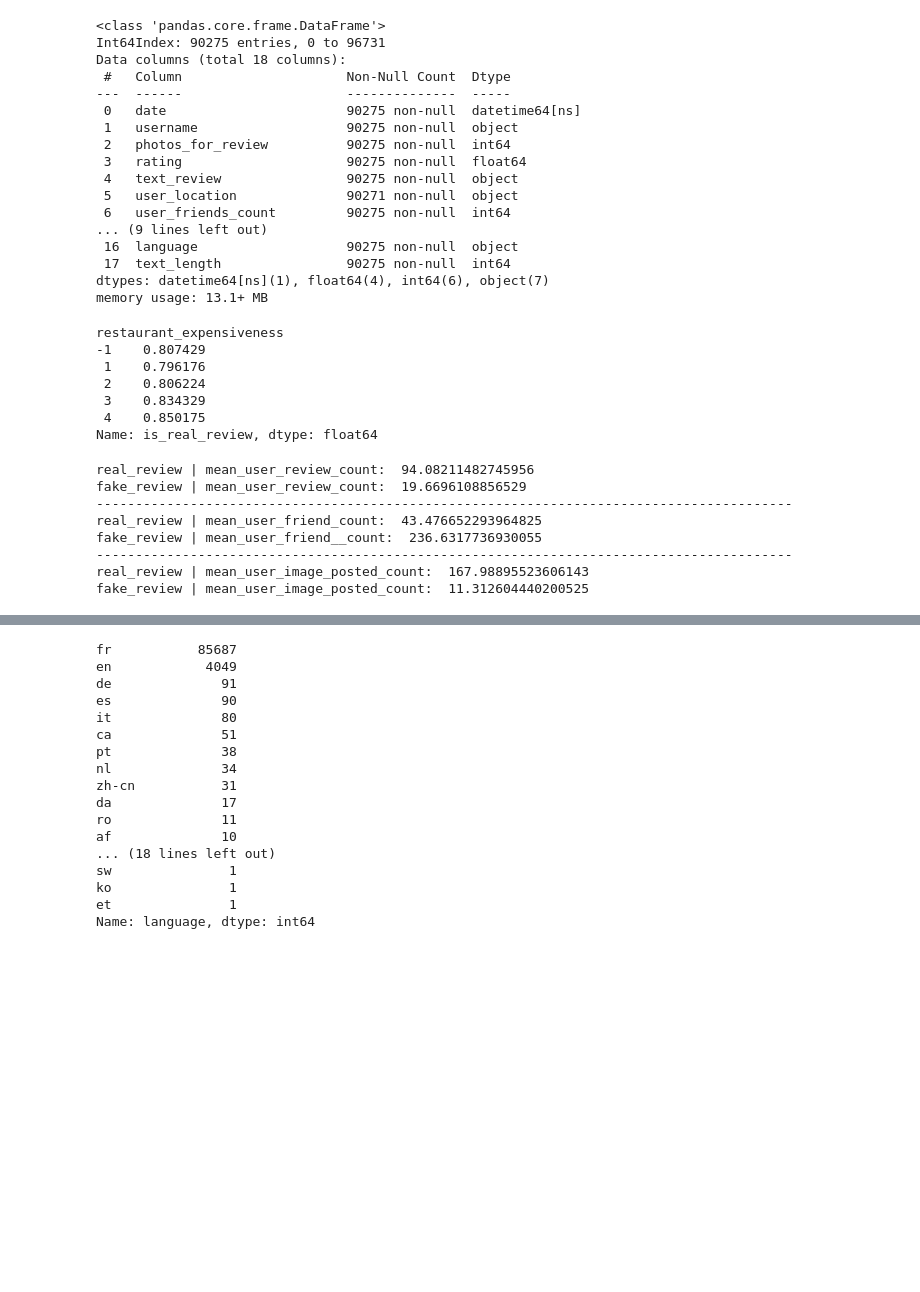
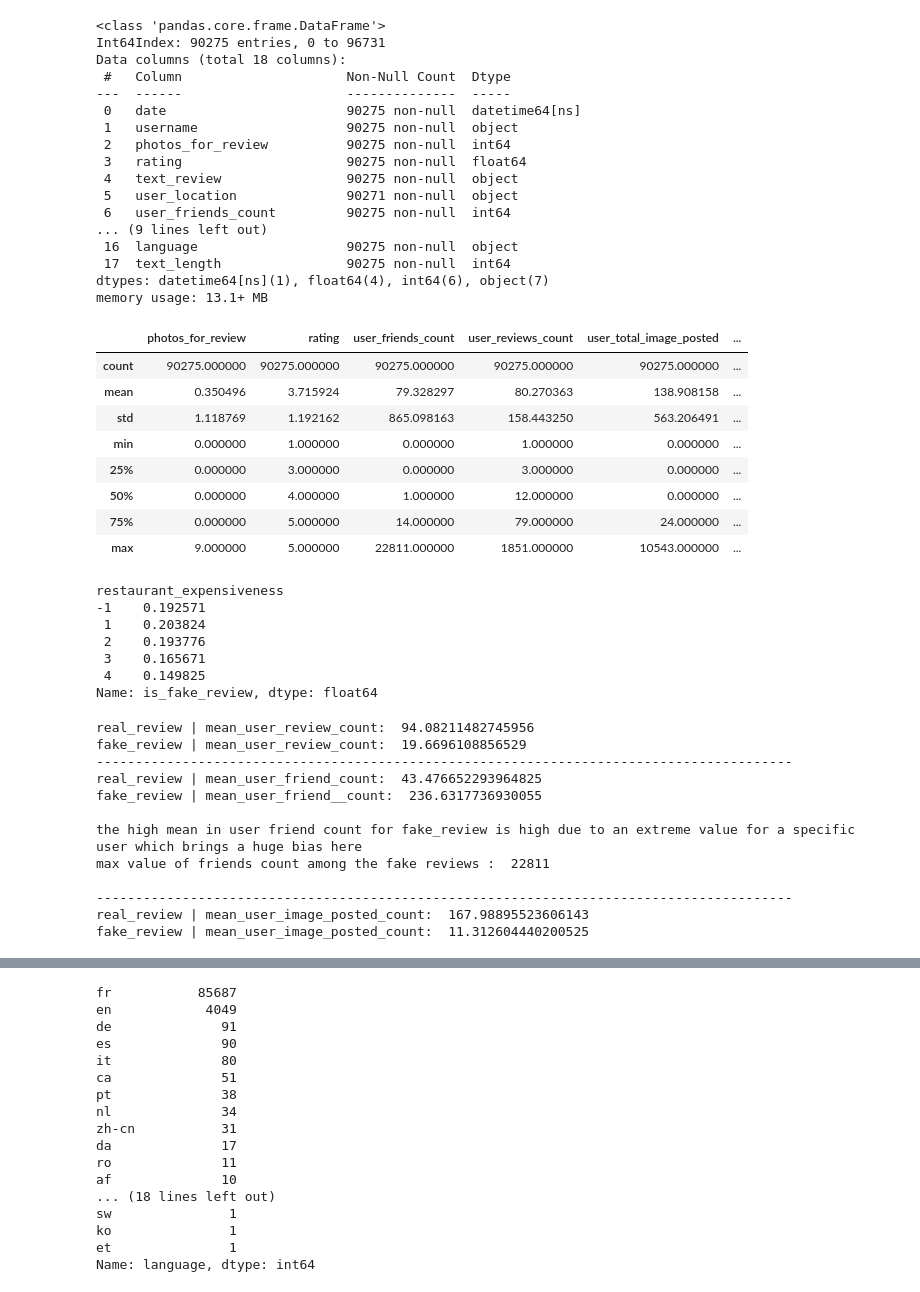
Before and after one commit to AnisZakari/Fake_review_detection, a Jupyter notebook: 1_Training_models/Meta_data_analysis.ipynb, the cells around one changed output, grey strips where cells are left out. Saved outputs shown, nothing was run; the diff lists cells and outputs as text; code cells hidden in the pictures; blank space fills up the shorter version.

```diff
--- a/1_Training_models/Meta_data_analysis.ipynb
+++ b/1_Training_models/Meta_data_analysis.ipynb
@@ -91,31 +104,51 @@ Data columns (total 18 columns):
  17  text_length                90275 non-null  int64
 dtypes: datetime64[ns](1), float64(4), int64(6), object(7)
 memory usage: 13.1+ MB
+# %%
+dataset.describe()
+# %% [output]
+|  | photos_for_review | rating | user_friends_count | user_reviews_count | user_total_image_posted | ... |
+| count | 90275.000000 | 90275.000000 | 90275.000000 | 90275.000000 | 90275.000000 | ... |
+| mean | 0.350496 | 3.715924 | 79.328297 | 80.270363 | 138.908158 | ... |
+| std | 1.118769 | 1.192162 | 865.098163 | 158.443250 | 563.206491 | ... |
+| min | 0.000000 | 1.000000 | 0.000000 | 1.000000 | 0.000000 | ... |
+| 25% | 0.000000 | 3.000000 | 0.000000 | 3.000000 | 0.000000 | ... |
+| 50% | 0.000000 | 4.000000 | 1.000000 | 12.000000 | 0.000000 | ... |
+| 75% | 0.000000 | 5.000000 | 14.000000 | 79.000000 | 24.000000 | ... |
+| max | 9.000000 | 5.000000 | 22811.000000 | 1851.000000 | 10543.000000 | ... |
 # %%
-dataset.groupby('restaurant_expensiveness')['is_real_review'].mean()
+dataset.groupby('restaurant_expensiveness')['is_fake_review'].mean()
 # %% [output]
 restaurant_expensiveness
--1    0.807429
- 1    0.796176
- 2    0.806224
- 3    0.834329
- 4    0.850175
-Name: is_real_review, dtype: float64
+-1    0.192571
+ 1    0.203824
+ 2    0.193776
+ 3    0.165671
+ 4    0.149825
+Name: is_fake_review, dtype: float64
 # %%
-print('real_review | mean_user_review_count: ', dataset.loc[dataset['is_real_review']==1]['user_reviews_count'].mean())
-print('fake_review | mean_user_review_count: ', dataset.loc[dataset['is_real_review']==0]['user_reviews_count'].mean())
+print('real_review | mean_user_review_count: ', dataset.loc[dataset['is_fake_review']==0, 'user_reviews_count'].mean())
+print('fake_review | mean_user_review_count: ', dataset.loc[dataset['is_fake_review']==1, 'user_reviews_count'].mean())
 print('-----------------------------------------------------------------------------------------')
-print('real_review | mean_user_friend_count: ', dataset.loc[dataset['is_real_review']==1]['user_friends_count'].mean())
-print('fake_review | mean_user_friend__count: ', dataset.loc[dataset['is_real_review']==0]['user_friends_count'].mean())
+print('real_review | mean_user_friend_count: ', dataset.loc[dataset['is_fake_review']==0, 'user_friends_count'].mean())
+print('fake_review | mean_user_friend__count: ', dataset.loc[dataset['is_fake_review']==1, 'user_friends_count'].mean())
+print( )
+print('the high mean in user friend count for fake_review is high due to an extreme value for a specific user which brings a huge bias here ')
+print('max value of friends count among the fake reviews : ', dataset.loc[dataset['is_fake_review']==1, 'user_friends_count'].max())
+print( )
 print('-----------------------------------------------------------------------------------------')
-print('real_review | mean_user_image_posted_count: ', dataset.loc[dataset['is_real_review']==1]['user_total_image_posted'].mean())
-print('fake_review | mean_user_image_posted_count: ', dataset.loc[dataset['is_real_review']==0]['user_total_image_posted'].mean())
+print('real_review | mean_user_image_posted_count: ', dataset.loc[dataset['is_fake_review']==0, 'user_total_image_posted'].mean())
+print('fake_review | mean_user_image_posted_count: ', dataset.loc[dataset['is_fake_review']==1, 'user_total_image_posted'].mean())
 # %% [output]
 real_review | mean_user_review_count:  94.08211482745956
 fake_review | mean_user_review_count:  19.6696108856529
 -----------------------------------------------------------------------------------------
 real_review | mean_user_friend_count:  43.476652293964825
 fake_review | mean_user_friend__count:  236.6317736930055
+
+the high mean in user friend count for fake_review is high due to an extreme value for a specific user which brings a huge bias here
+max value of friends count among the fake reviews :  22811
+
 -----------------------------------------------------------------------------------------
 real_review | mean_user_image_posted_count:  167.98895523606143
 fake_review | mean_user_image_posted_count:  11.312604440200525
```
Also changed, not shown: parts of 21 cells of this notebook.
